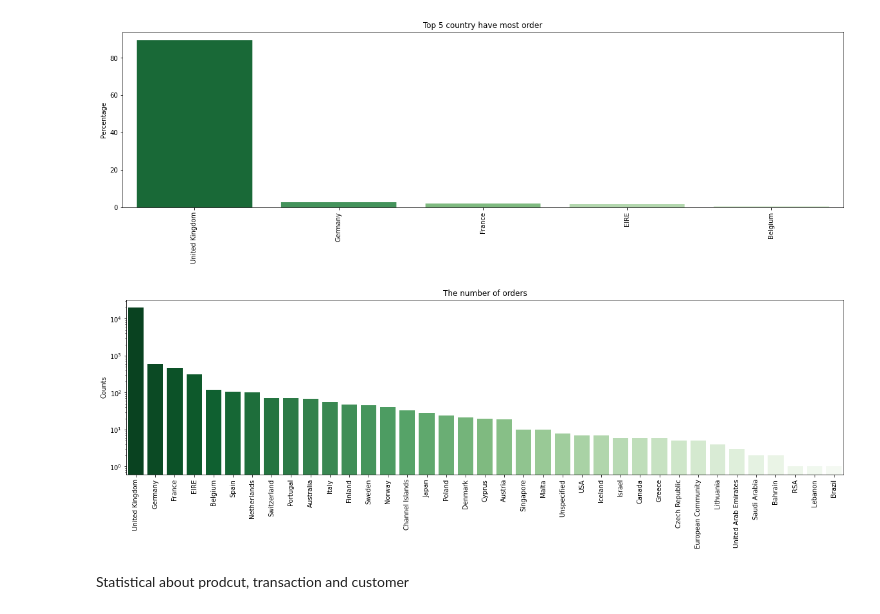
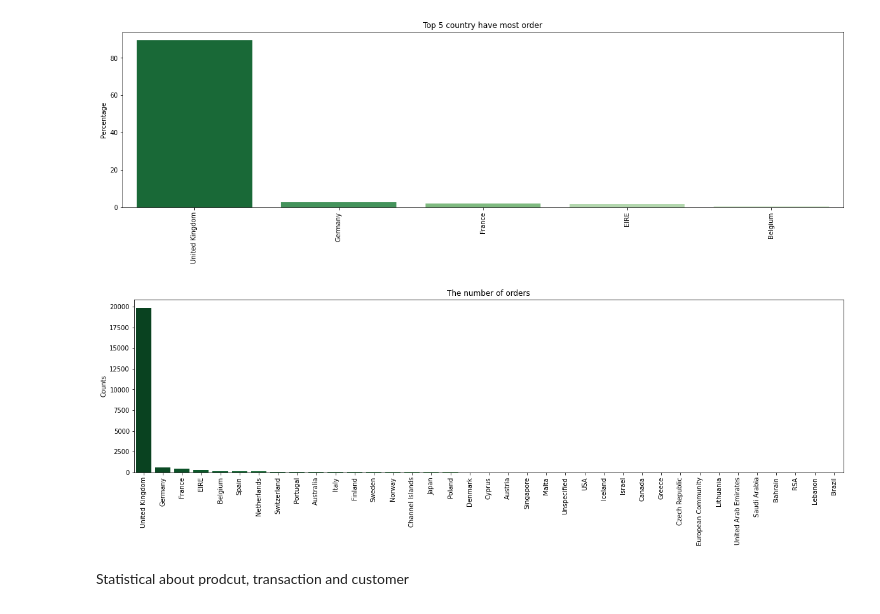
Before and after one commit to vukhanh09/customer_segmentation, a Jupyter notebook: src/EDA/eda_feature.ipynb, the cells around one changed output. Cells and saved outputs as stored; diff of their text form; code cells hidden in the pictures.

```diff
--- a/src/EDA/eda_feature.ipynb
+++ b/src/EDA/eda_feature.ipynb
@@ -84,12 +84,13 @@ plt.show()
 # %%
 plt.figure(figsize=(20,5))
 sns.barplot(countries.index, countries.values, palette="Greens_r")
 plt.ylabel("Counts")
 plt.title("The number of orders")
 plt.xticks(rotation=90)
-plt.yscale("log")
+# plt.yscale("log")
+plt.show()
 # %% [output]
-[figure, old version]
+[figure, new version]
 # %% [markdown]
 Statistical about prodcut, transaction and customer
 # %%
```
